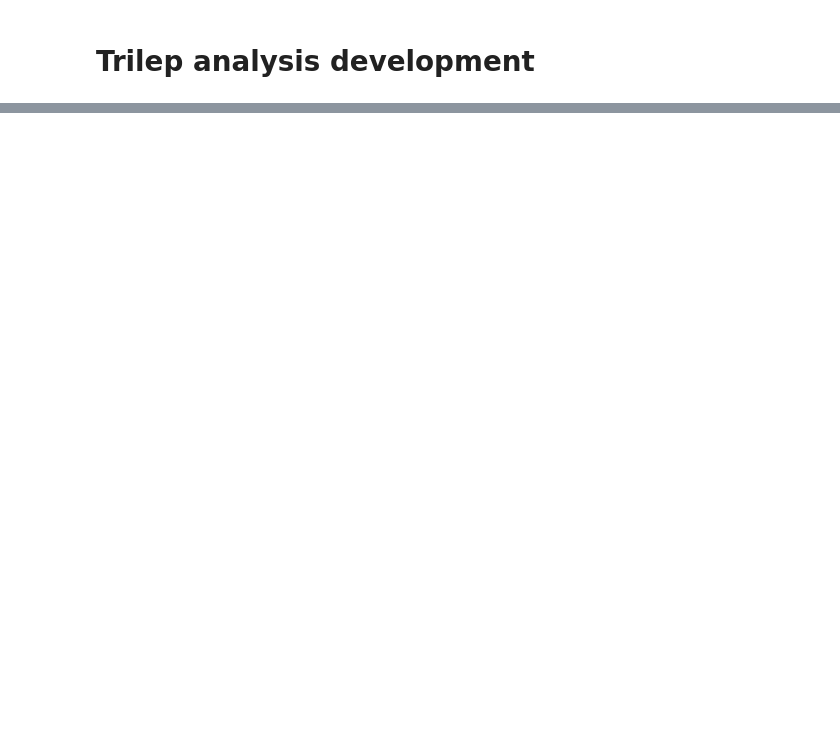
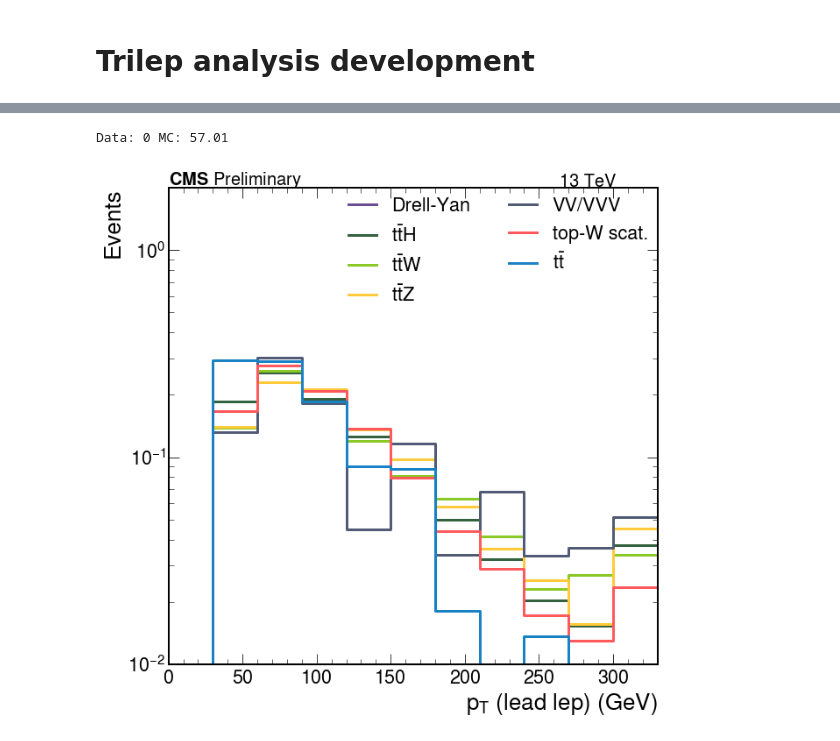
Before and after one commit to danbarto/tW_scattering, a Jupyter notebook: notebooks/trilep_analysis.ipynb, the cells around one changed output, grey strips where cells are left out. Saved outputs shown, nothing was run; the diff lists cells and outputs as text; code cells hidden in the pictures; blank space fills up the shorter version.

```diff
--- a/notebooks/trilep_analysis.ipynb
+++ b/notebooks/trilep_analysis.ipynb
@@ -194,0 +217,11 @@ Data: 0 MC: 74.18
+# %%
+makePlot(output, 'lead_lep', 'pt',
+         data=[],
+         shape=True,
+         bins=pt_bins_coarse, log=True, normalize=False, axis_label=r'$p_{T}$ (lead lep) (GeV)',
+         new_colors=my_colors, new_labels=my_labels,
+         omit=['topW_EFT_cp8', 'topW_EFT_mix'],
+        )
+# %% [output]
+Data: 0 MC: 57.01
+[figure, added]
```
Also changed, not shown: parts of 10 cells of this notebook, 4 other files.
